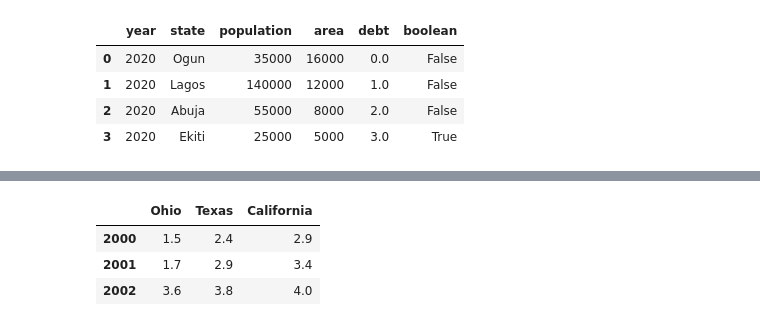
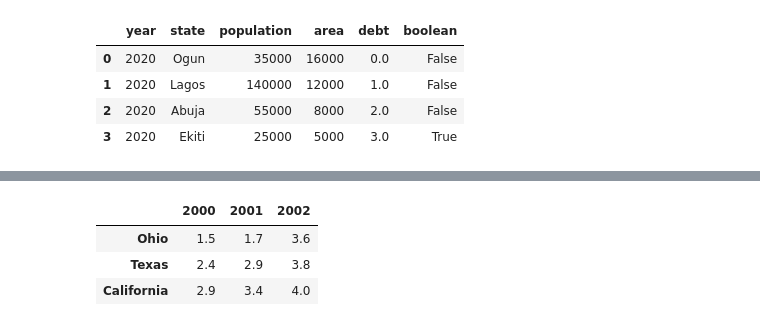
Before and after one commit to BOkungbure/Python, a Jupyter notebook: Data_Analysis/Rough _Work.ipynb, the cells around one changed output, grey strips where cells are left out. Drawn from its saved outputs; the diff is of its cells as text; code cells hidden in the pictures.

```diff
--- a/Data_Analysis/Rough _Work.ipynb
+++ b/Data_Analysis/Rough _Work.ipynb
@@ -1726,14 +1726,16 @@ df2
 # %%
 data3 = {
     'Ohio': {2000: 1.5, 2001: 1.7, 2002: 3.6},
     'Texas': {2000: 2.4, 2001: 2.9, 2002: 3.8},
     'California': {2000: 2.9, 2001: 3.4, 2002: 4.0}
 }
 
 
-pd.DataFrame(data3)
+df3 = pd.DataFrame(data3).T
+
+df3
 # %% [output]
-|  | Ohio | Texas | California |
-| 2000 | 1.5 | 2.4 | 2.9 |
-| 2001 | 1.7 | 2.9 | 3.4 |
-| 2002 | 3.6 | 3.8 | 4.0 |
+|  | 2000 | 2001 | 2002 |
+| Ohio | 1.5 | 1.7 | 3.6 |
+| Texas | 2.4 | 2.9 | 3.8 |
+| California | 2.9 | 3.4 | 4.0 |
```
Also changed, not shown: parts of 4 cells of this notebook.
